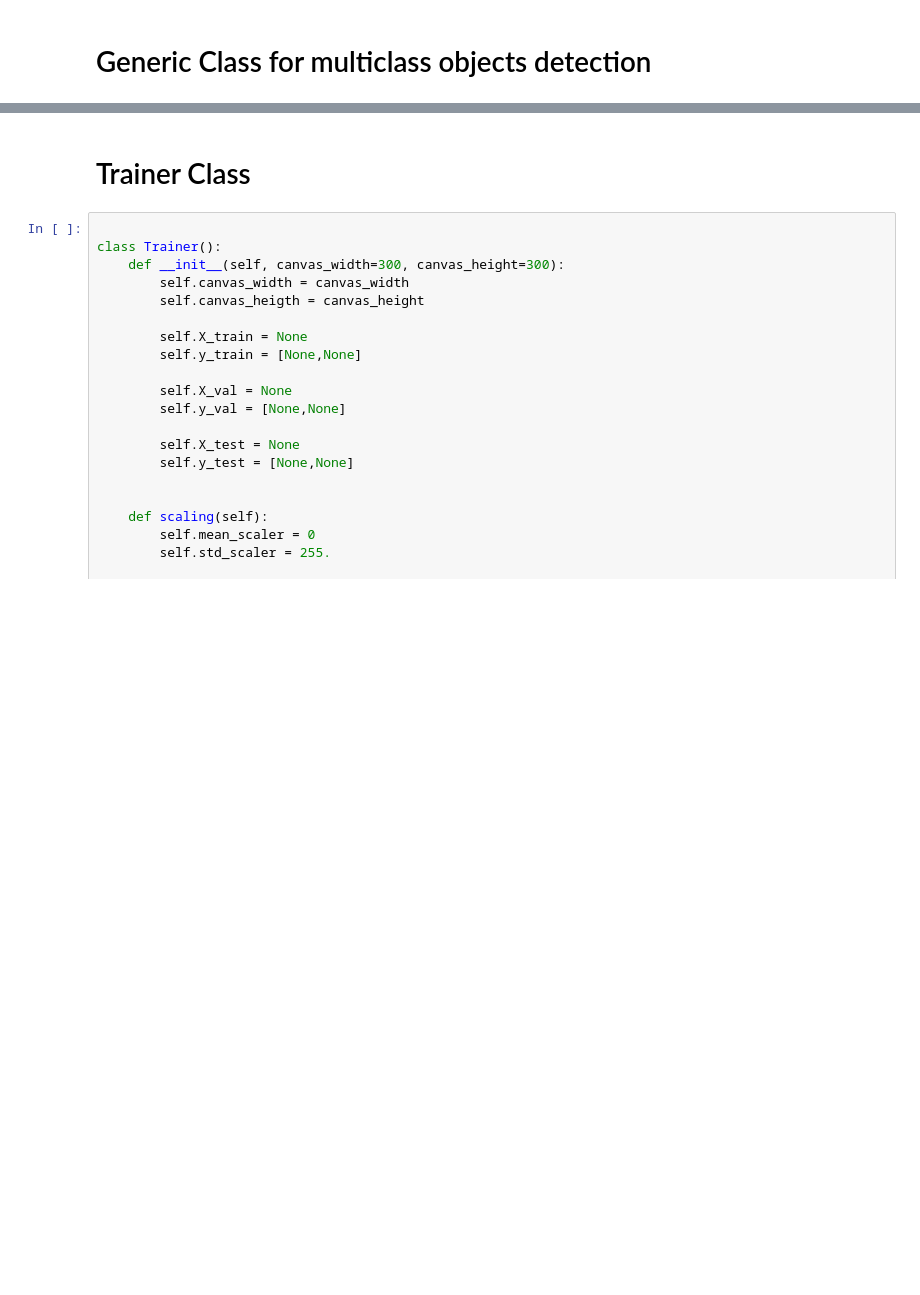
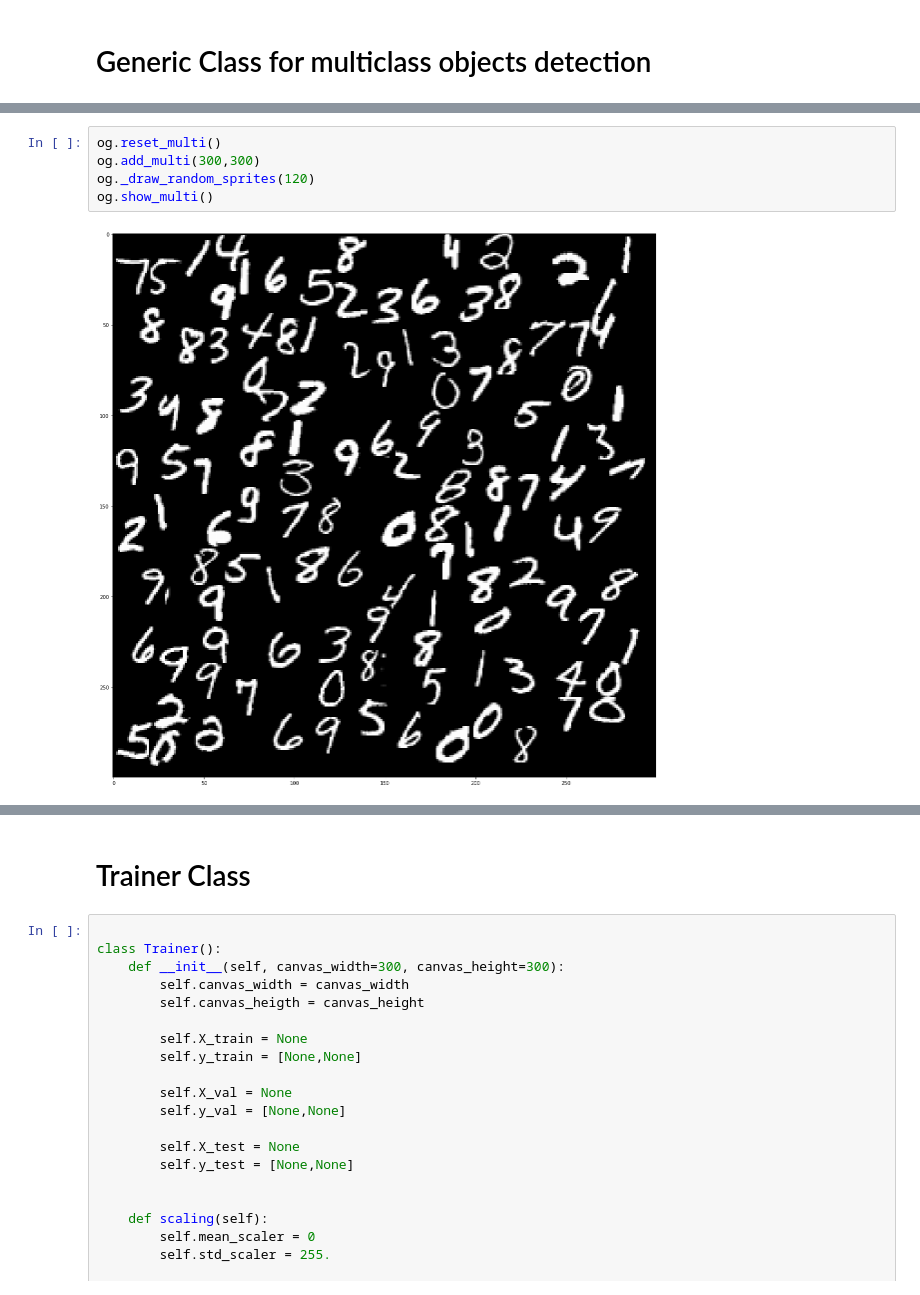
Before and after one commit to 0r4nd/HandwritingRecognition, a Jupyter notebook: notebooks/HandwritingRecognition.ipynb, the cells around one changed output, grey strips where cells are left out. Drawn from its saved outputs; the diff is of its cells as text; blank space fills up the shorter version.

```diff
--- a/notebooks/HandwritingRecognition.ipynb
+++ b/notebooks/HandwritingRecognition.ipynb
@@ -433,0 +458,7 @@ bounding-squares csv loaded
+# %%
+og.reset_multi()
+og.add_multi(300,300)
+og._draw_random_sprites(120)
+og.show_multi()
+# %% [output]
+[figure, added]
```
Also changed, not shown: parts of 10 cells of this notebook.
